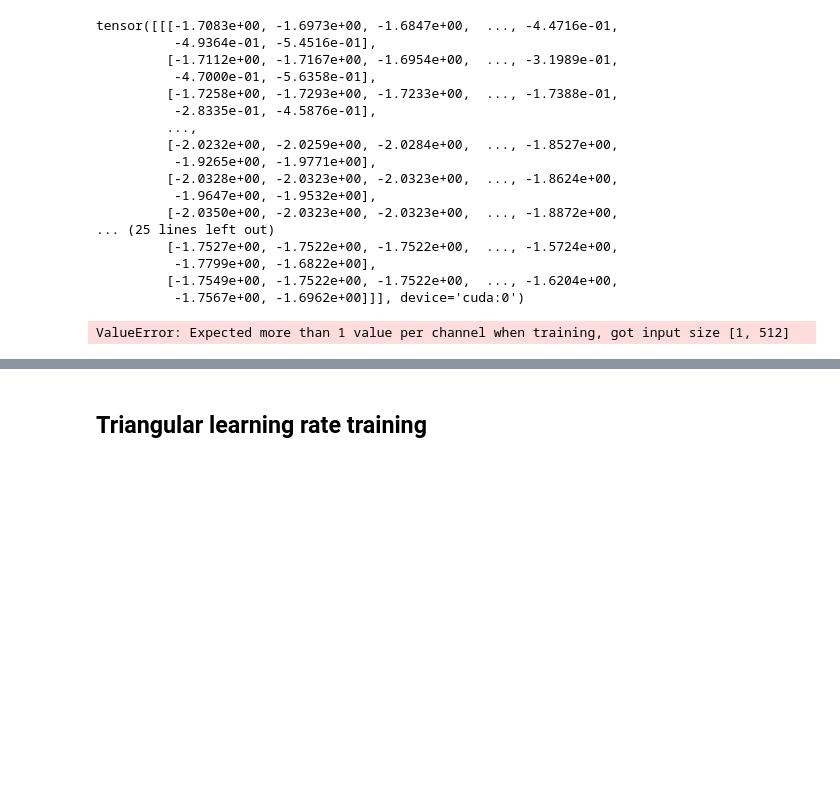
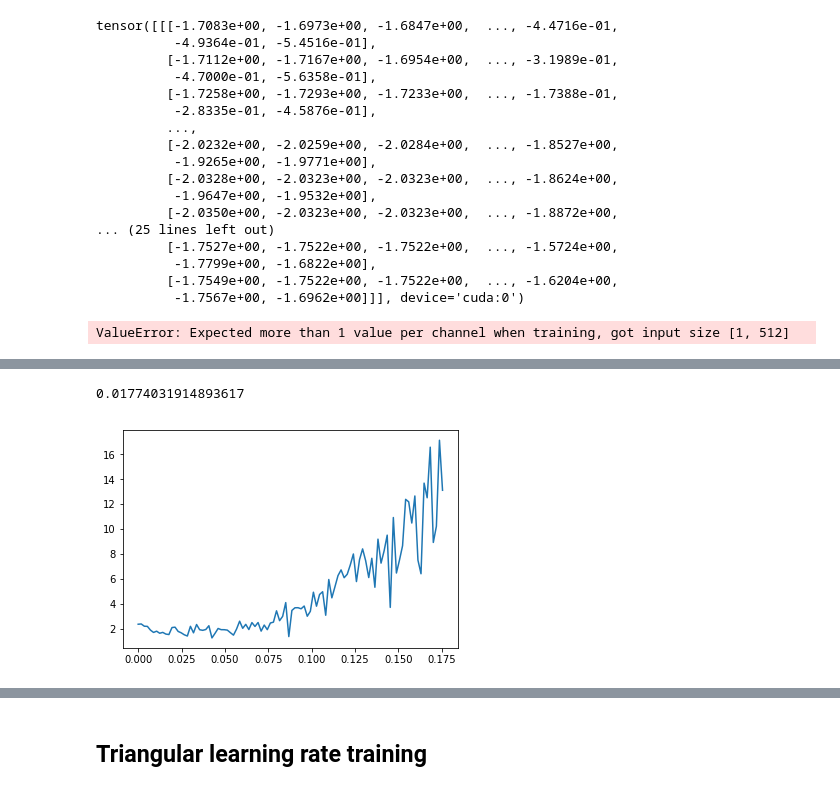
Before and after one commit to yuyun2/dl_distracted_driver, a Jupyter notebook: CNN_dataset_v2.ipynb, the cells around one changed output, grey strips where cells are left out. Cells and saved outputs as stored; diff of their text form; code cells hidden in the pictures; blank space fills up the shorter version.

```diff
--- a/CNN_dataset_v2.ipynb
+++ b/CNN_dataset_v2.ipynb
@@ -464,9 +425,11 @@ def LR_range_finder(model, train_dl, lr_low=1e-5, lr_high=1, epochs=2):
         for x,y in train_dl:
             optim = get_optimizer(model, lr=lrs[ind])
             x = x.cuda().float()
-            y = y.cuda().float().unsqueeze(1)
+            # y = y.cuda().float().unsqueeze(1)
+            y = y.cuda().long()
             out = model(x)
-            loss = F.binary_cross_entropy_with_logits(out, y)
+            # loss = F.binary_cross_entropy_with_logits(out, y)
+            loss = F.cross_entropy(out, y)
             optim.zero_grad()
             loss.backward()
             optim.step()
@@ -517,3 +520,12 @@ losses
+# %%
+lrs[10]
+# %% [output]
+0.01774031914893617
+# %%
+plt.plot(lrs[:100], losses[:100])
+plt.show()
+# %% [output]
+[figure, added]
 # %%
 plt.plot(lrs[:30], losses[:30])
 plt.show()
```
Also changed, not shown: parts of 38 cells of this notebook.
